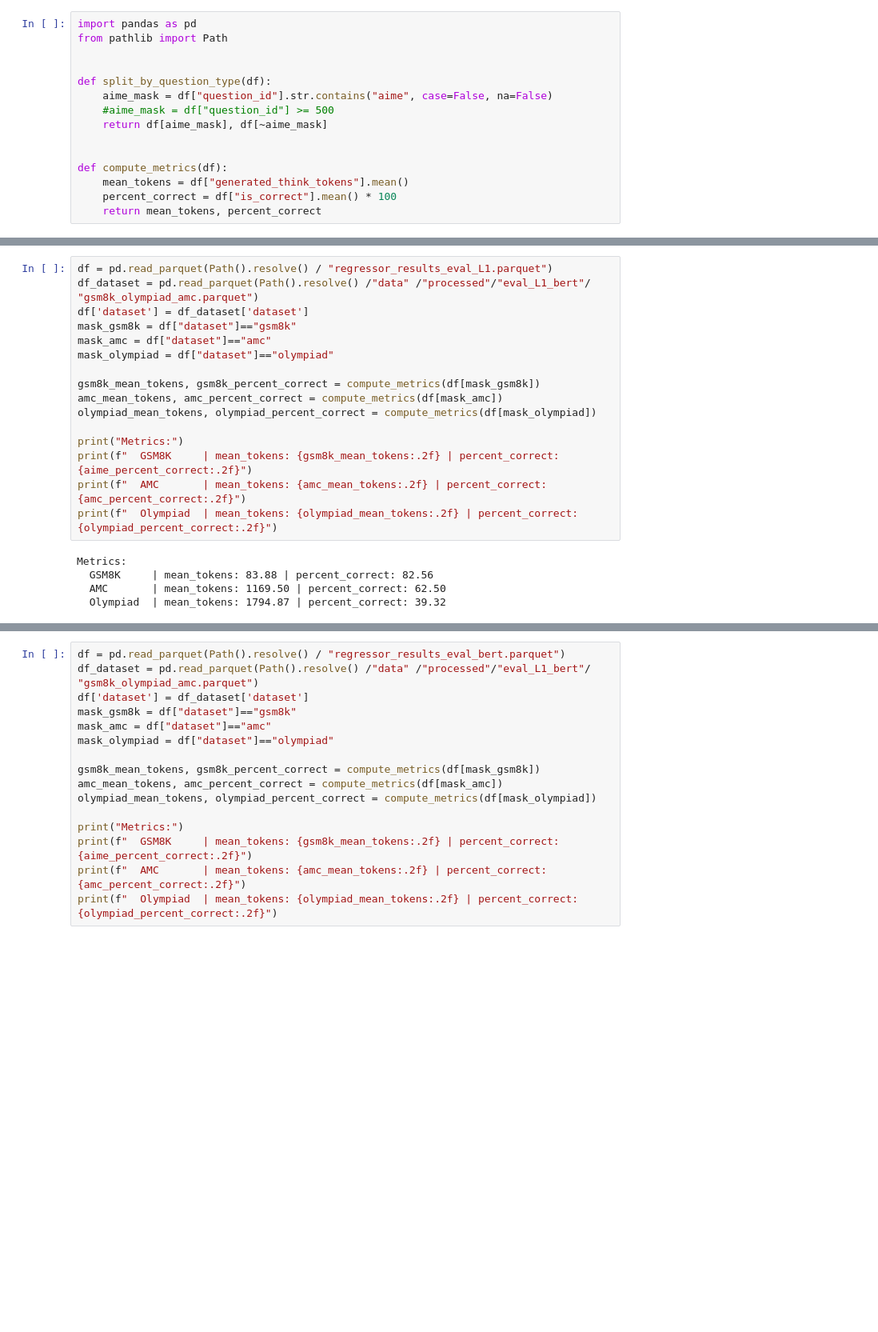
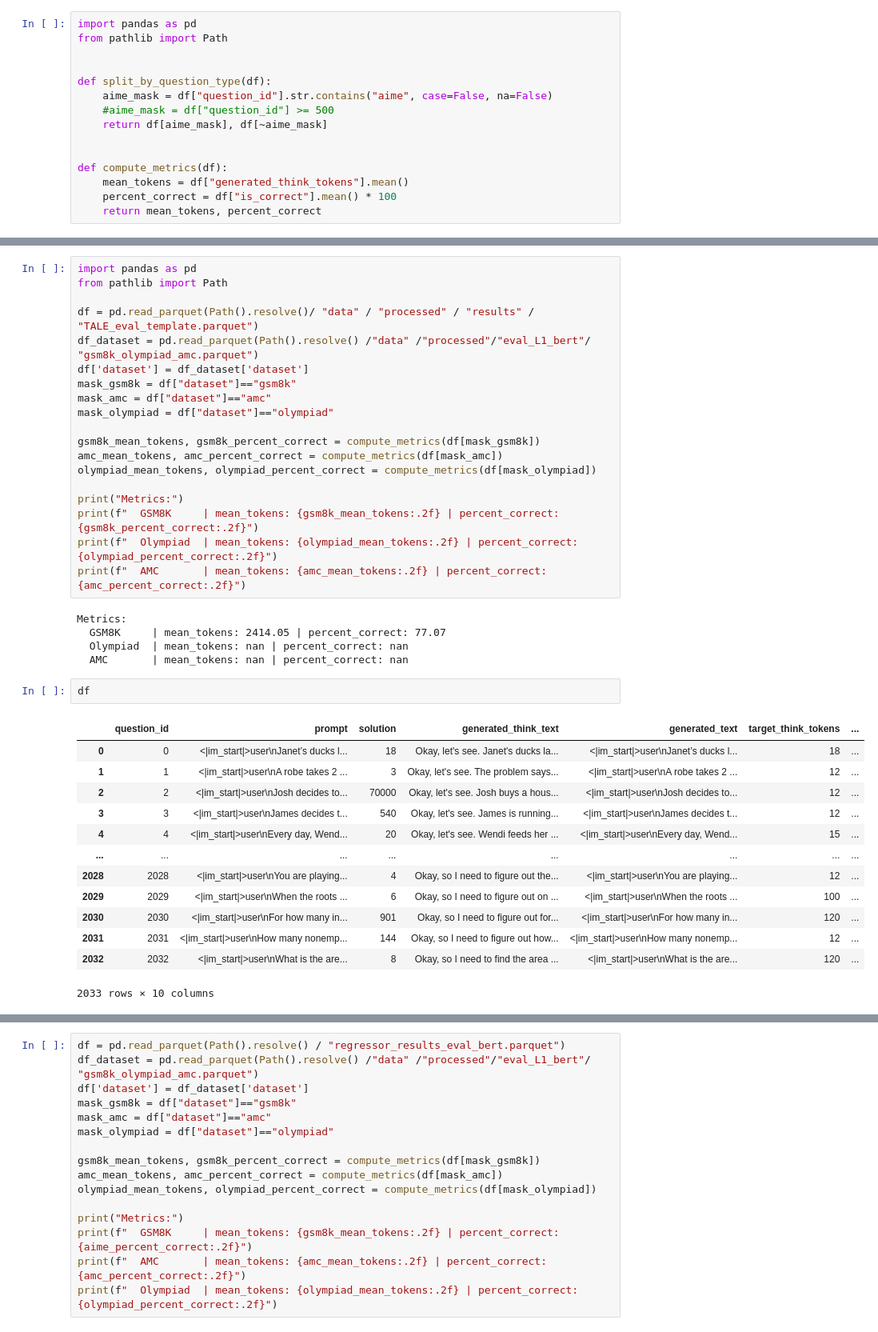
Before and after one commit to SebastianJitaru29/llm-think-too-much, a Jupyter notebook: eval_regressor.ipynb, the cells around one changed output, grey strips where cells are left out. Shown at 80% size. Drawn from its saved outputs; the diff is of its cells as text; blank space fills up the shorter version.

Commit message:
tale implementation

```diff
--- a/eval_regressor.ipynb
+++ b/eval_regressor.ipynb
@@ -32,5 +36,8 @@ Math percent correct: 74.6
 # %%
-df = pd.read_parquet(Path().resolve() / "regressor_results_eval_L1.parquet")
+import pandas as pd
+from pathlib import Path
+
+df = pd.read_parquet(Path().resolve()/ "data" / "processed" / "results" / "TALE_eval_template.parquet")
 df_dataset = pd.read_parquet(Path().resolve() /"data" /"processed"/"eval_L1_bert"/ "gsm8k_olympiad_amc.parquet")
 df['dataset'] = df_dataset['dataset']
 mask_gsm8k = df["dataset"]=="gsm8k"
@@ -42,11 +49,27 @@ amc_mean_tokens, amc_percent_correct = compute_metrics(df[mask_amc])
 olympiad_mean_tokens, olympiad_percent_correct = compute_metrics(df[mask_olympiad])
 
 print("Metrics:")
-print(f"  GSM8K     | mean_tokens: {gsm8k_mean_tokens:.2f} | percent_correct: {aime_percent_correct:.2f}")
+print(f"  GSM8K     | mean_tokens: {gsm8k_mean_tokens:.2f} | percent_correct: {gsm8k_percent_correct:.2f}")
+print(f"  Olympiad  | mean_tokens: {olympiad_mean_tokens:.2f} | percent_correct: {olympiad_percent_correct:.2f}")
 print(f"  AMC       | mean_tokens: {amc_mean_tokens:.2f} | percent_correct: {amc_percent_correct:.2f}")
-print(f"  Olympiad  | mean_tokens: {olympiad_mean_tokens:.2f} | percent_correct: {olympiad_percent_correct:.2f}")
 # %% [output]
 Metrics:
-  GSM8K     | mean_tokens: 83.88 | percent_correct: 82.56
-  AMC       | mean_tokens: 1169.50 | percent_correct: 62.50
-  Olympiad  | mean_tokens: 1794.87 | percent_correct: 39.32
+  GSM8K     | mean_tokens: 2414.05 | percent_correct: 77.07
+  Olympiad  | mean_tokens: nan | percent_correct: nan
+  AMC       | mean_tokens: nan | percent_correct: nan
+# %%
+df
+# %% [output]
+|  | question_id | prompt | solution | generated_think_text | generated_text | target_think_tokens | ... |
+| 0 | 0 | <|im_start|>user\nJanet’s ducks l... | 18 | Okay, let's see. Janet's ducks la... | <|im_start|>user\nJanet’s ducks l... | 18 | ... |
+| 1 | 1 | <|im_start|>user\nA robe takes 2 ... | 3 | Okay, let's see. The problem says... | <|im_start|>user\nA robe takes 2 ... | 12 | ... |
+| 2 | 2 | <|im_start|>user\nJosh decides to... | 70000 | Okay, let's see. Josh buys a hous... | <|im_start|>user\nJosh decides to... | 12 | ... |
+| 3 | 3 | <|im_start|>user\nJames decides t... | 540 | Okay, let's see. James is running... | <|im_start|>user\nJames decides t... | 12 | ... |
+| 4 | 4 | <|im_start|>user\nEvery day, Wend... | 20 | Okay, let's see. Wendi feeds her ... | <|im_start|>user\nEvery day, Wend... | 15 | ... |
+| ... | ... | ... | ... | ... | ... | ... | ... |
+| 2028 | 2028 | <|im_start|>user\nYou are playing... | 4 | Okay, so I need to figure out the... | <|im_start|>user\nYou are playing... | 12 | ... |
+| 2029 | 2029 | <|im_start|>user\nWhen the roots ... | 6 | Okay, so I need to figure out on ... | <|im_start|>user\nWhen the roots ... | 100 | ... |
+| 2030 | 2030 | <|im_start|>user\nFor how many in... | 901 | Okay, so I need to figure out for... | <|im_start|>user\nFor how many in... | 120 | ... |
+| 2031 | 2031 | <|im_start|>user\nHow many nonemp... | 144 | Okay, so I need to figure out how... | <|im_start|>user\nHow many nonemp... | 12 | ... |
+| 2032 | 2032 | <|im_start|>user\nWhat is the are... | 8 | Okay, so I need to find the area ... | <|im_start|>user\nWhat is the are... | 120 | ... |
+2033 rows × 10 columns
```
Also changed, not shown: parts of 21 cells of this notebook, 10 other files.
